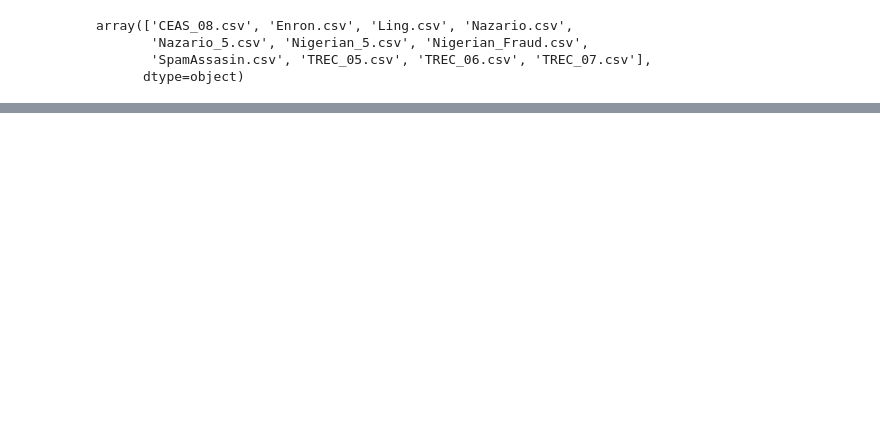
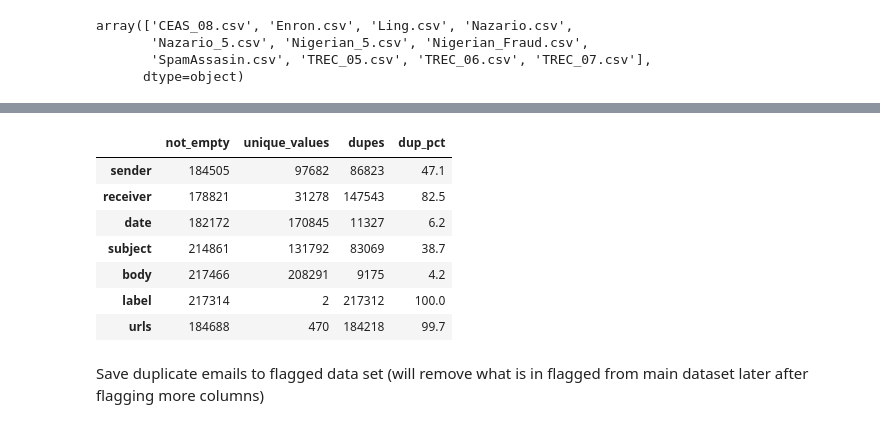
Before and after one commit to destinydel/Email-Phishing---Spam-Fraud-Detection, a Jupyter notebook: notebooks/01_EDA.ipynb, the cells around one changed output, grey strips where cells are left out. Drawn from its saved outputs; the diff is of its cells as text; code cells hidden in the pictures; blank space fills up the shorter version.

```diff
--- a/notebooks/01_EDA.ipynb
+++ b/notebooks/01_EDA.ipynb
@@ -84,0 +193,39 @@ ceas.head() #showing only first 5 rows of df
+# %%
+# Cell 14
+# duplicate values in each column (empty values ignored)
+dup_summary = pd.DataFrame({
+    'not_empty': data_df.notna().sum(),
+    'unique_values': data_df.nunique(),
+    'dupes': data_df.apply(lambda col: col.dropna().duplicated().sum())
+}).drop(index='source_file')
+
+dup_summary['dup_pct'] = (dup_summary['dupes'] / dup_summary['not_empty'] * 100).round(1)
+dup_summary
+
+# each duplicated value, with the row numbers and files where it appears
+
+# col = 'body'   # change to 'subject', 'sender', etc.
+
+# dupes = data_df[data_df[col].notna() & data_df[col].duplicated(keep=False)]
+
+# dup_locations = (
+#     dupes.reset_index()
+#          .groupby(col)
+#          .agg(times_found=('index', 'size'),
+#               rows=('index', list),
+#               files=('source_file', list))
+#          .sort_values('times_found', ascending=False)
+# )
+
+# dup_locations
+# %% [output]
+|  | not_empty | unique_values | dupes | dup_pct |
+| sender | 184505 | 97682 | 86823 | 47.1 |
+| receiver | 178821 | 31278 | 147543 | 82.5 |
+| date | 182172 | 170845 | 11327 | 6.2 |
+| subject | 214861 | 131792 | 83069 | 38.7 |
+| body | 217466 | 208291 | 9175 | 4.2 |
+| label | 217314 | 2 | 217312 | 100.0 |
+| urls | 184688 | 470 | 184218 | 99.7 |
+# %% [markdown]
+Save duplicate emails to flagged data set (will remove what is in flagged from main dataset later after flagging more columns)
```
Also changed, not shown: parts of 18 cells of this notebook, 5 other files.
